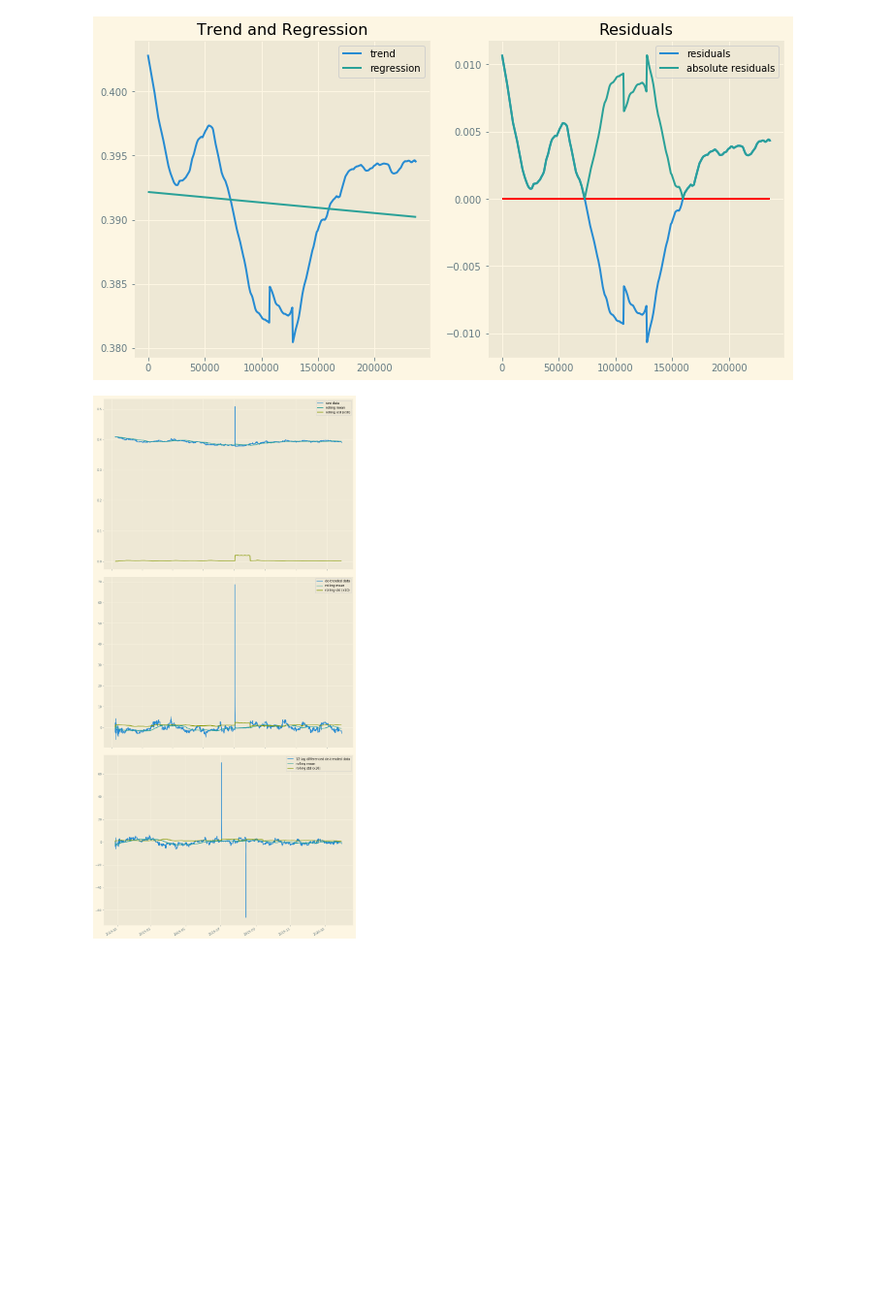
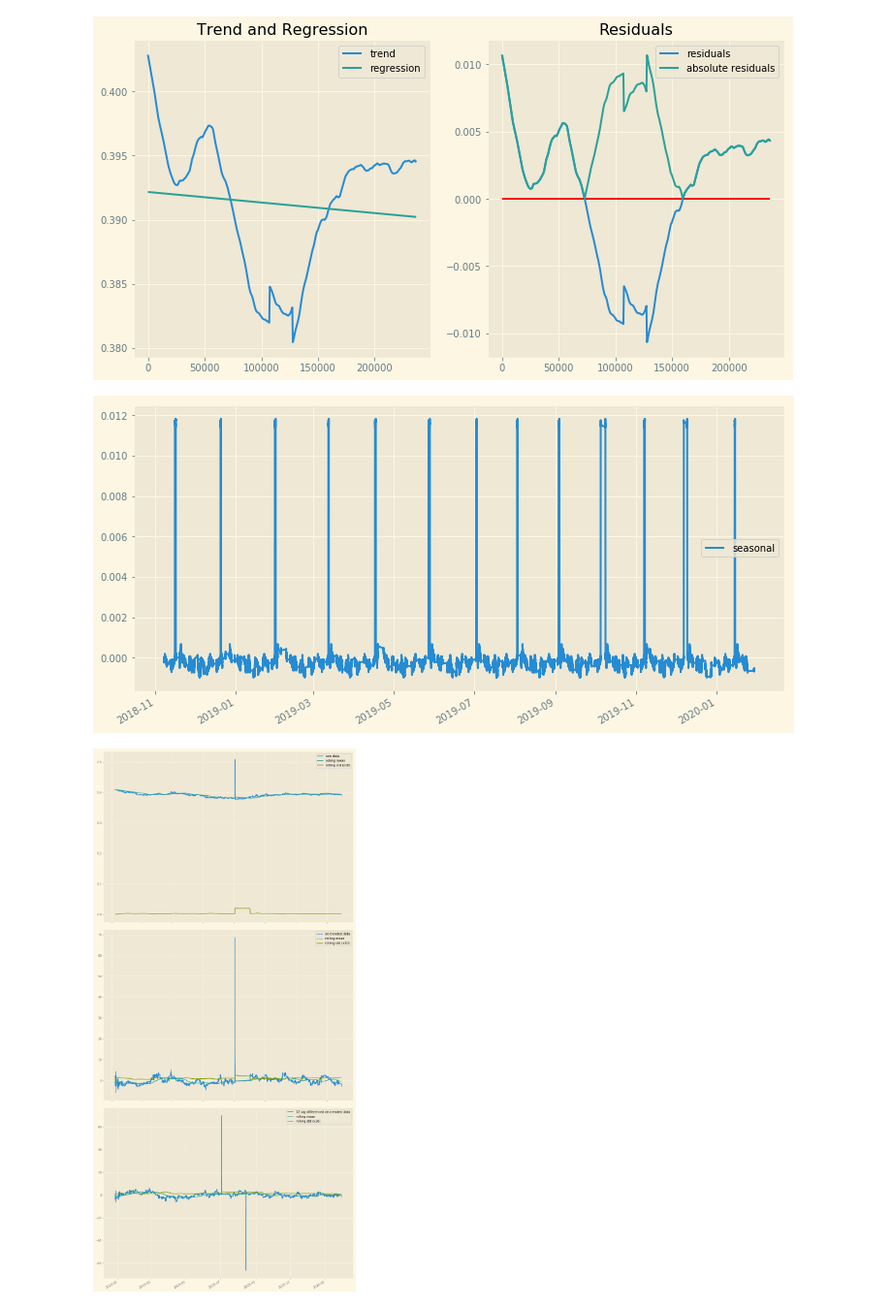
Before and after one commit to yingchen0505/stock_forecast, a Jupyter notebook: deep-learning/Sarima.ipynb, the cells around one changed output. Shown: that part at 97% size. Saved outputs shown, nothing was run; the diff lists cells and outputs as text; code cells hidden in the pictures; blank space fills up the shorter version.

Commit message:
seasonal plotted

```diff
--- a/deep-learning/Sarima.ipynb
+++ b/deep-learning/Sarima.ipynb
@@ -67,6 +67,13 @@ Warnings:
 strong multicollinearity or other numerical problems.
 <matplotlib.legend.Legend at 0x...>
 [figure]
+# %%
+plt.figure(figsize=(12,6))
+plt.plot(df.index, decomposition.seasonal.values, label='seasonal')
+plt.legend()
+plt.gcf().autofmt_xdate()
+# %% [output]
+[figure, added]
 # %%
 def plot_rolling(df):
     df_copy = pd.DataFrame(index=df.index)
```
